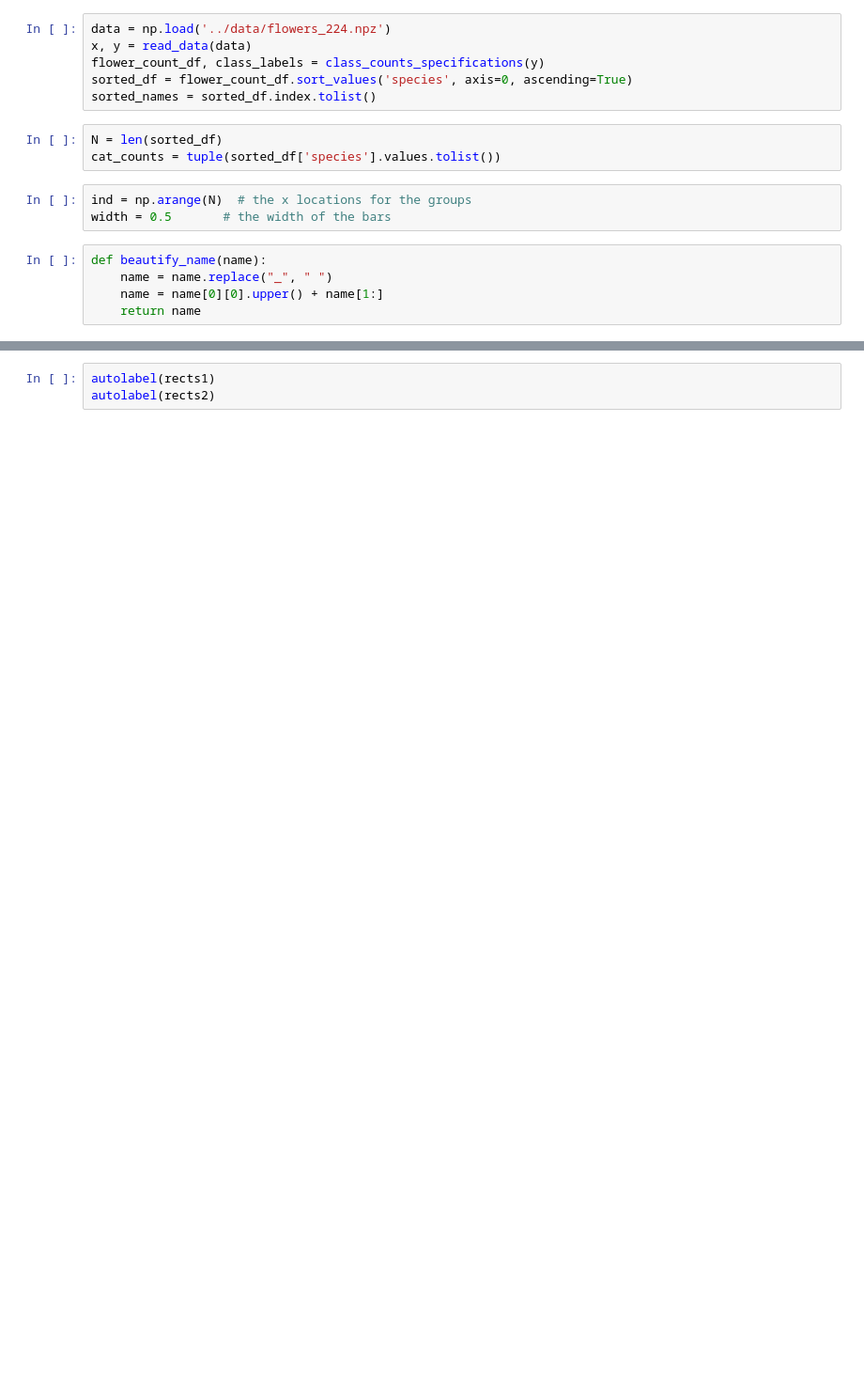
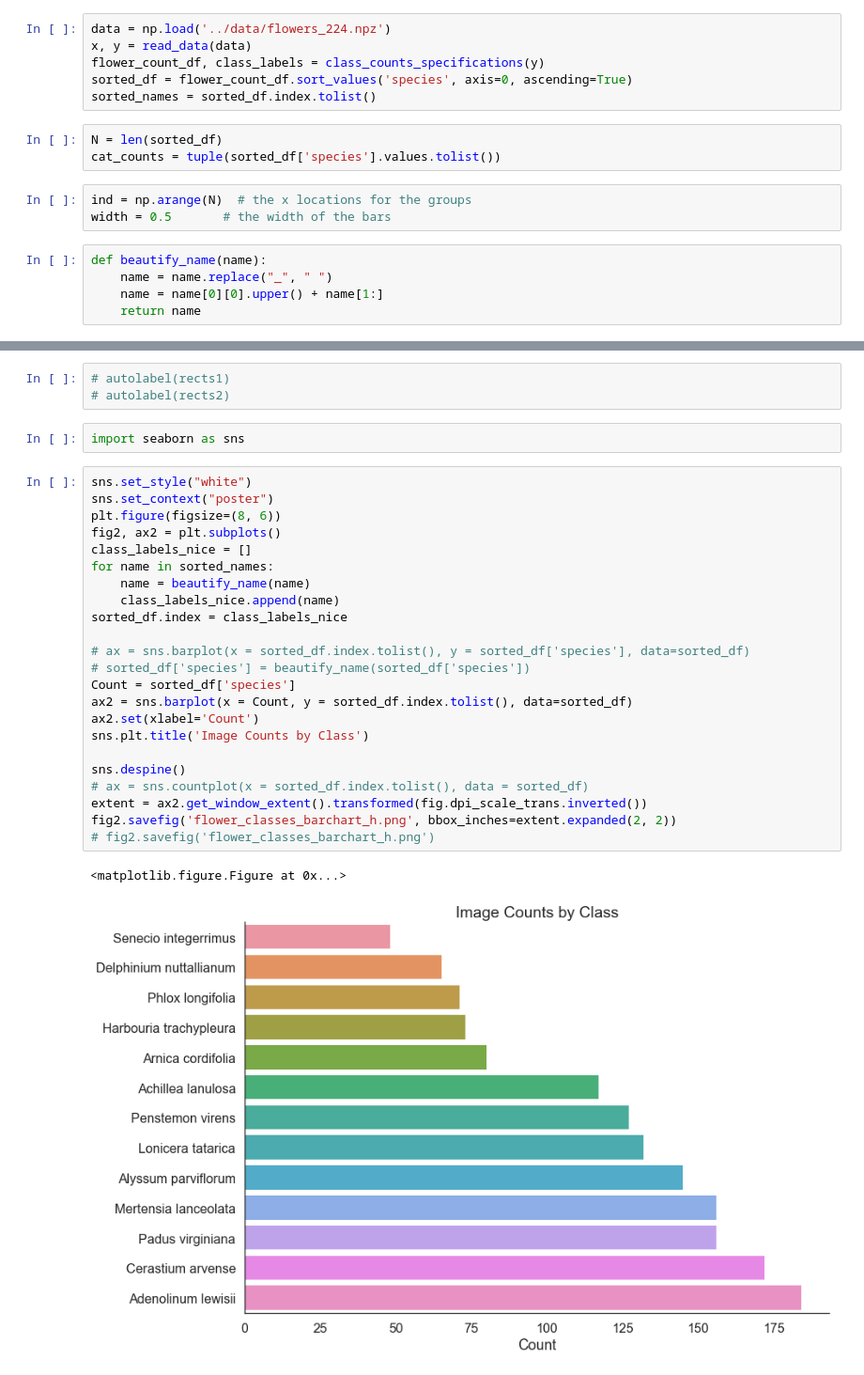
Before and after one commit to jw15/wildflower-finder, a Jupyter notebook: src/class_freq_graph.ipynb, the cells around one changed output, grey strips where cells are left out. Shown at 94% size. Cells and saved outputs as stored; diff of their text form; blank space fills up the shorter version.

Commit message:
updated frequency graph

```diff
--- a/src/class_freq_graph.ipynb
+++ b/src/class_freq_graph.ipynb
@@ -73,3 +75,31 @@ def autolabel(rects):
 # %%
-autolabel(rects1)
-autolabel(rects2)
+# autolabel(rects1)
+# autolabel(rects2)
+# %%
+import seaborn as sns
+# %%
+sns.set_style("white")
+sns.set_context("poster")
+plt.figure(figsize=(8, 6))
+fig2, ax2 = plt.subplots()
+class_labels_nice = []
+for name in sorted_names:
+    name = beautify_name(name)
+    class_labels_nice.append(name)
+sorted_df.index = class_labels_nice
+
+# ax = sns.barplot(x = sorted_df.index.tolist(), y = sorted_df['species'], data=sorted_df)
+# sorted_df['species'] = beautify_name(sorted_df['species'])
+Count = sorted_df['species']
+ax2 = sns.barplot(x = Count, y = sorted_df.index.tolist(), data=sorted_df)
+ax2.set(xlabel='Count')
+sns.plt.title('Image Counts by Class')
+
+sns.despine()
+# ax = sns.countplot(x = sorted_df.index.tolist(), data = sorted_df)
+extent = ax2.get_window_extent().transformed(fig.dpi_scale_trans.inverted())
+fig2.savefig('flower_classes_barchart_h.png', bbox_inches=extent.expanded(2, 2))
+# fig2.savefig('flower_classes_barchart_h.png')
+# %% [output]
+<matplotlib.figure.Figure at 0x...>
+[figure, added]
```
Also changed, not shown: parts of 5 cells of this notebook.
